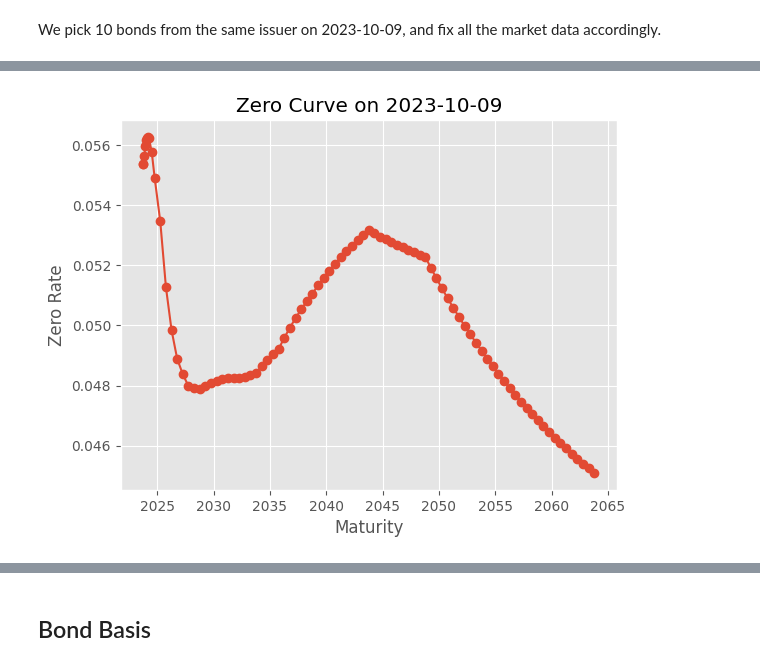
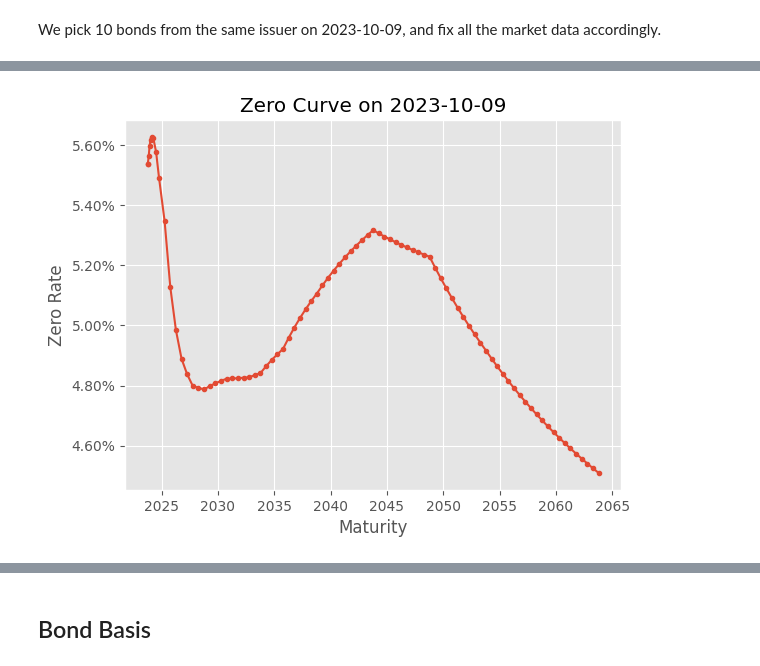
Before and after one commit to YimingZhang07/finpricing, a Jupyter notebook: docs/bond_issuer_curve.ipynb, the cells around one changed output, grey strips where cells are left out. Drawn from its saved outputs; the diff is of its cells as text; code cells hidden in the pictures.

```diff
--- a/docs/bond_issuer_curve.ipynb
+++ b/docs/bond_issuer_curve.ipynb
@@ -46,10 +44,11 @@ prettyTableByColumn(
 # %%
-plot(discount_curve.dates,
-     discount_curve.rates,
+isplt.plot(x=discount_curve.dates,
+     y=discount_curve.rates,
      title="Zero Curve on 2023-10-09",
      x_label="Maturity",
      y_label="Zero Rate",
+     y_axis_formatter="percent",
      linestyle='-',
-     marker='o')
+     marker='.')
 # %% [output]
-[figure, old version]
+[figure, new version]
```
Also changed, not shown: parts of 18 cells of this notebook, 5 other files.
